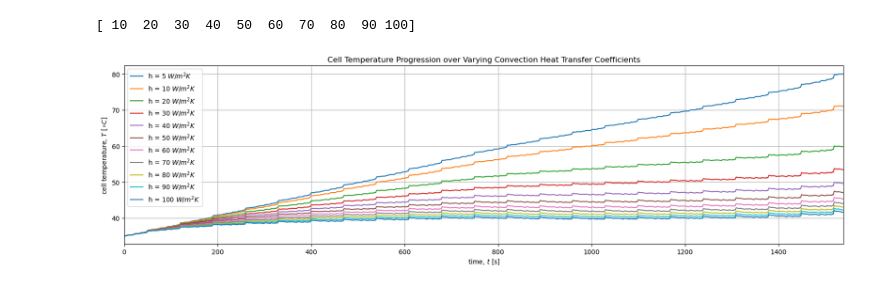
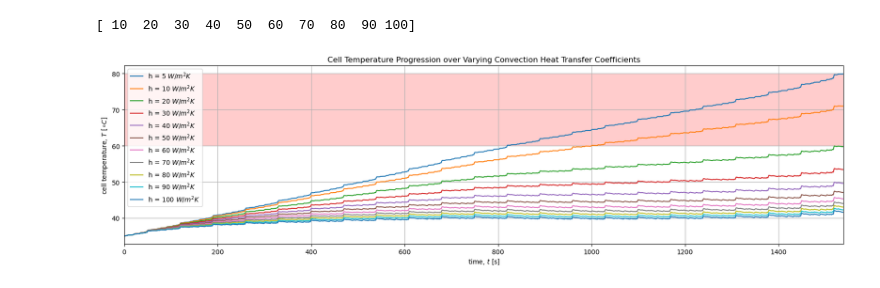
Before and after one commit to lemslemslems/cell_thermal_calculations, a Jupyter notebook: MAIN_cell_thermal_calculations.ipynb, the cells around one changed output. Drawn from its saved outputs; the diff is of its cells as text; code cells hidden in the pictures.

Commit message:
put a warning region in the last graph

```diff
--- a/MAIN_cell_thermal_calculations.ipynb
+++ b/MAIN_cell_thermal_calculations.ipynb
@@ -312,18 +315,24 @@ temps = np.zeros((len(time), len(conv_coeff_test)))
 for i in range(len(conv_coeff_test)):
     temps[:,i] = conv_sim_test(conv_coeff_test[i])
 # %%
-plt.figure(figsize=(20,5))
-plt.plot(data[:,1], data[:,-1], label = "h = 5 $W/m^{2}K$")
-plt.xlabel("time, $t$ [s]")
-plt.ylabel("cell temperature, $T$ [$\\circ C$]")
-plt.xlim(0,time[-1])
-plt.grid(1)
+fig, ax = plt.subplots(figsize=(20,5))
 
+# plot original temp variation (natural cooling)
+ax.plot(data[:,1], data[:,-1], label = "h = 5 $W/m^{2}K$")
+ax.set_xlabel("time, $t$ [s]")
+ax.set_ylabel("cell temperature, $T$ [$\\circ C$]")
+ax.set_xlim(0,time[-1])
+ax.grid(1)
+
+# put a warning region
+ax.axhspan(60,np.max(data[:,-1]), facecolor = 'red', alpha = 0.2)
+
+# plot all tested temp variations
 for i in range(temps.shape[1]):
     plt.plot(data[:,1], temps[:,i], label = f"h = {conv_coeff_test[i]} $W/m^{2}K$")
 
-plt.title("Cell Temperature Progression over Varying Convection Heat Transfer Coefficients")
-plt.legend()
+ax.set_title("Cell Temperature Progression over Varying Convection Heat Transfer Coefficients")
+ax.legend()
 plt.show()
 # %% [output]
-[figure, old version]
+[figure, new version]
```
Also changed, not shown: parts of 3 cells of this notebook, 1 other file.
